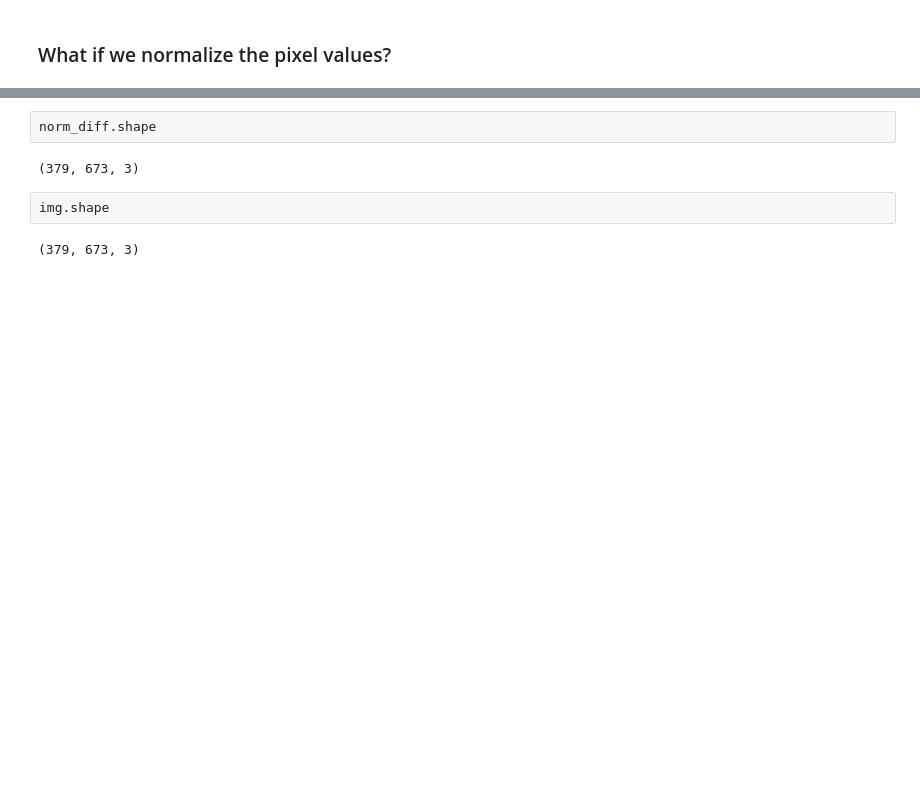
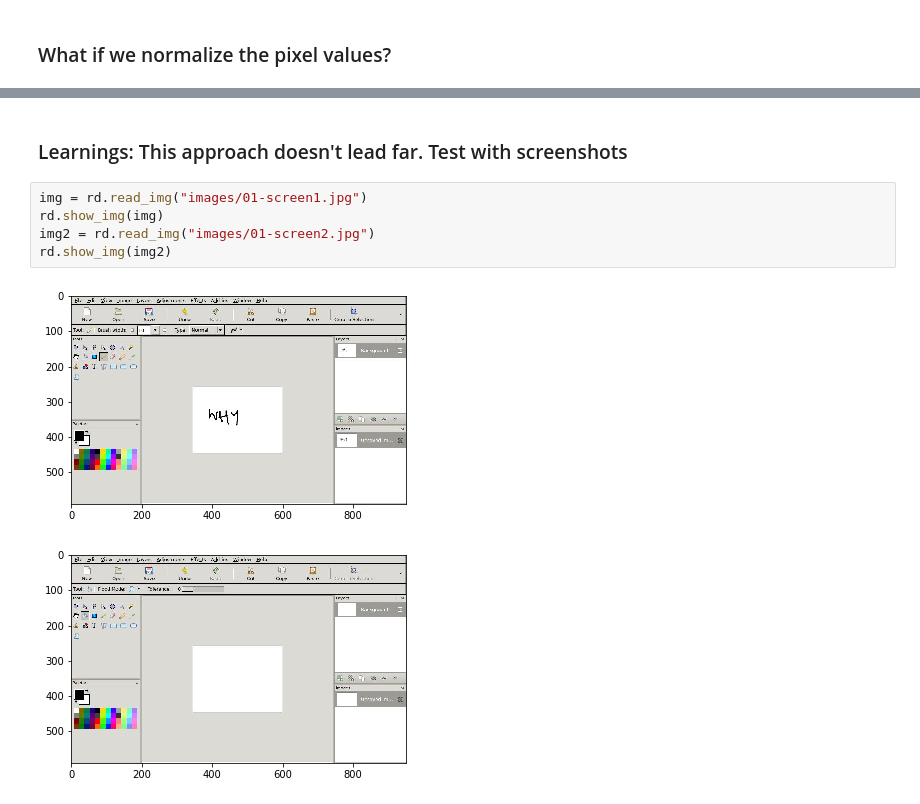
Before and after one commit to frankzl/machine-vision-algorithms, a Jupyter notebook: 01-Basics-Gimmicks.ipynb, the cells around one changed output, grey strips where cells are left out. Drawn from its saved outputs; the diff is of its cells as text; blank space fills up the shorter version.

```diff
--- a/01-Basics-Gimmicks.ipynb
+++ b/01-Basics-Gimmicks.ipynb
@@ -143,8 +110,10 @@ Clipping input data to the valid range for imshow with RGB data ([0..1] for floa
-# %%
-norm_diff.shape
-# %% [output]
-(379, 673, 3)
-# %%
-img.shape
-# %% [output]
-(379, 673, 3)
+# %% [markdown]
+### Learnings: This approach doesn't lead far. Test with screenshots
+# %%
+img = rd.read_img("images/01-screen1.jpg")
+rd.show_img(img)
+img2 = rd.read_img("images/01-screen2.jpg")
+rd.show_img(img2)
+# %% [output]
+[figure, added]
+[figure, added]
```
Also changed, not shown: parts of 5 cells of this notebook, 2 other files.
